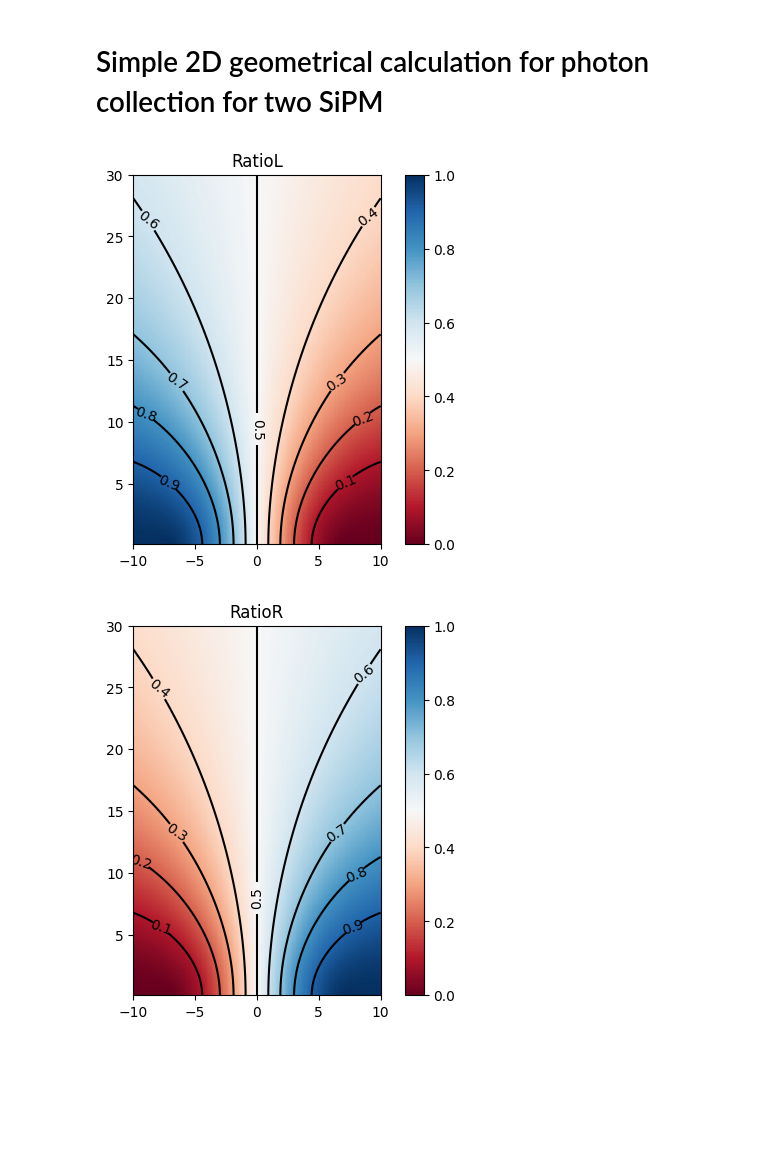
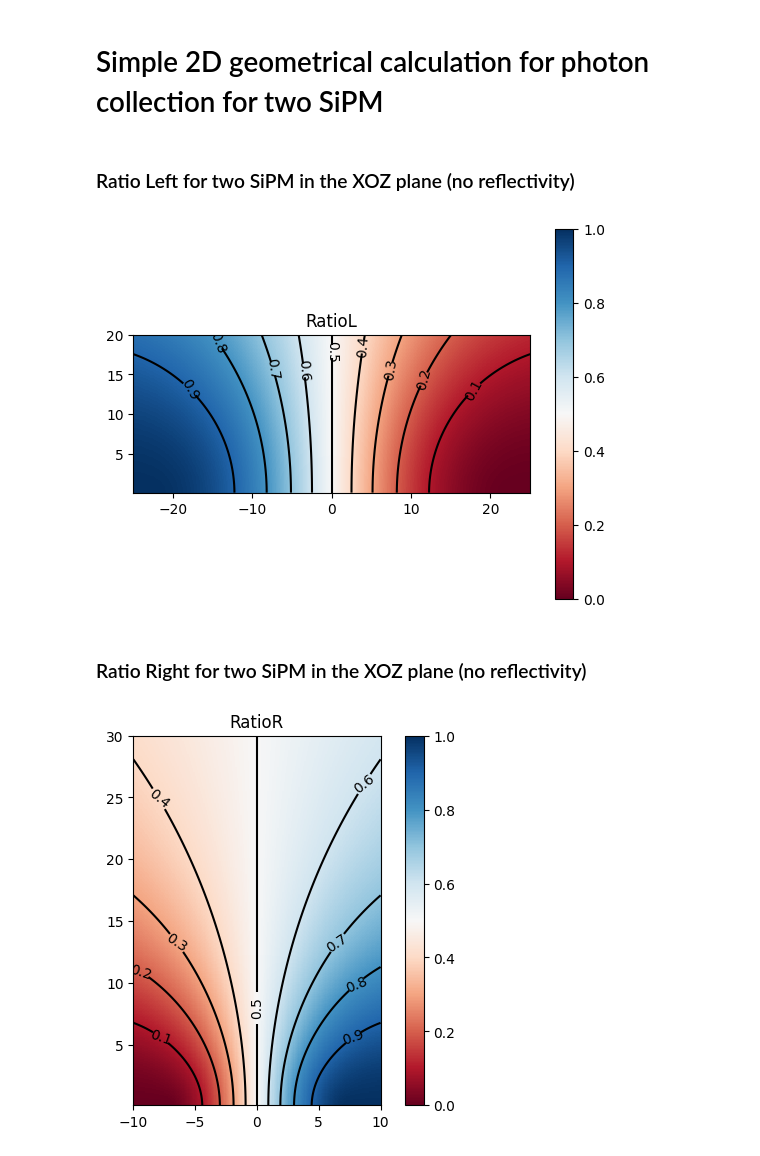
Before and after one commit to aldros/NGn, a Jupyter notebook: NGn_photon_ratio.ipynb, the cells around one changed output. Cells and saved outputs as stored; diff of their text form; code cells hidden in the pictures; blank space fills up the shorter version.

```diff
--- a/NGn_photon_ratio.ipynb
+++ b/NGn_photon_ratio.ipynb
@@ -9,31 +3,42 @@ from matplotlib import pyplot as plt
+# %% [markdown]
+### Ratio Left for two SiPM in the XOZ plane (no reflectivity)
 # %%
+# Load libraries
+import numpy as np
+from numpy import exp,arange
+from pylab import meshgrid,cm,imshow,contour,clabel,colorbar,axis,title,show
+from matplotlib import pyplot as plt
+
+d = 25. #half distance between SiPM centers
+s = 6. #size of SiPM
+
 # Definining the function for the ratio thetaL/(thetaL+thetaR) where thetaL and thetaR are the angle seen by the Left and Right SiPM respectively
 def ratioL_func(x,z):
-    d = 10. #half distance between SiPM centers
-    s = 6. #size of SiPM
     thetaL = abs(np.arctan((d+0.5*s+x)/z)*180./np.pi) - abs(np.arctan((d-0.5*s+x)/z)*180./np.pi)
     thetaR = abs(np.arctan((d+0.5*s-x)/z)*180./np.pi) - abs(np.arctan((d-0.5*s-x)/z)*180./np.pi)
     if abs(x)>(d-0.5*s):
         if x>0:
             thetaR = abs(np.arctan((d+0.5*s-x)/z)*180./np.pi) + abs(np.arctan((d-0.5*s-x)/z)*180./np.pi)
         if x<0:
             thetaL = abs(np.arctan((d+0.5*s+x)/z)*180./np.pi) + abs(np.arctan((d-0.5*s+x)/z)*180./np.pi)
     return thetaL/(thetaL+thetaR)
 
-x = arange(-10.0,10.1,0.1)
-z = arange(0.1,30.1,0.1)
+x = arange(-25.0,25.1,0.1)
+z = arange(0.1,20.1,0.1)
 X,Z = meshgrid(x, z) # grid of point
 vfunc = np.vectorize(ratioL_func)
 R = vfunc(X, Z) # evaluation of the function on the grid
 
 im = imshow(R,cmap=cm.RdBu,vmin = 0., vmax = 1.,extent =[x.min(), x.max(), z.min(), z.max()],interpolation ='nearest',origin ='lower') # drawing the function
 # adding the Contour lines with labels
 contours = plt.contour(X, Z, vfunc(X,Z), 10, colors='black')
 plt.clabel(contours, inline=1, fontsize=10)
 colorbar(im) # adding the colobar on the right
 # latex fashion title
 title('RatioL')
 show()
 # %% [output]
-[figure, old version]
+[figure, new version]
+# %% [markdown]
+### Ratio Right for two SiPM in the XOZ plane (no reflectivity)
 # %%
```
Also changed, not shown: parts of 20 cells of this notebook.
